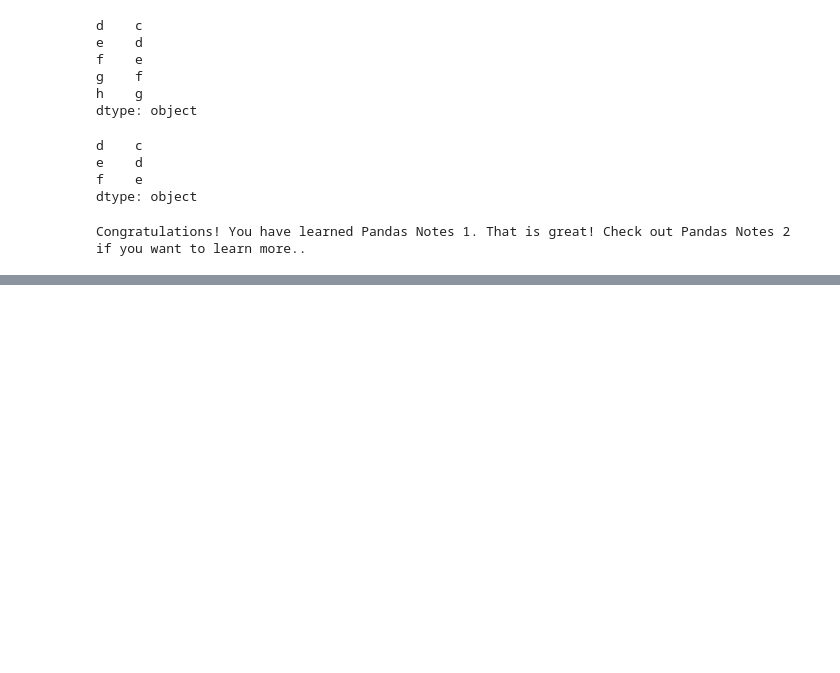
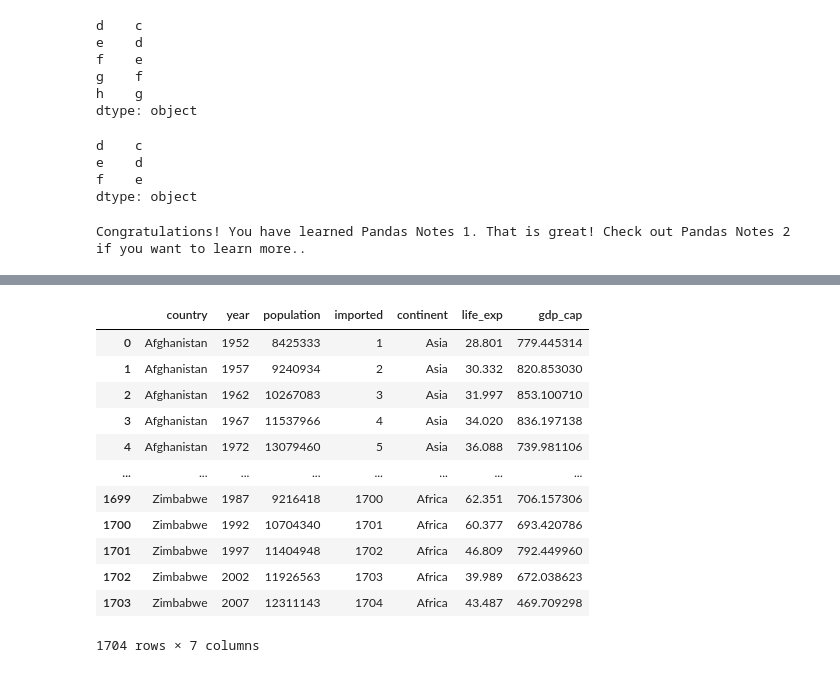
Before and after one commit to khushalkumar/pandas-notes, a Jupyter notebook: pandas notes 1.ipynb, the cells around one changed output, grey strips where cells are left out. Drawn from its saved outputs; the diff is of its cells as text; code cells hidden in the pictures; blank space fills up the shorter version.

```diff
--- a/pandas notes 1.ipynb
+++ b/pandas notes 1.ipynb
@@ -1336,0 +1356,2 @@ Congratulations! You have learned Pandas Notes 1. That is great! Check out Panda
+# %%
+df.set_index('country', inplace=True) # Set one of the columns as the index, where that columns' elements become the indexes.
@@ -1336,0 +1426,18 @@ Congratulations! You have learned Pandas Notes 1. That is great! Check out Panda
+# %%
+imported = [i for i in range(1,1705)]
+df.insert(3, "imported", imported)
+df
+# %% [output]
+|  | country | year | population | imported | continent | life_exp | gdp_cap |
+| 0 | Afghanistan | 1952 | 8425333 | 1 | Asia | 28.801 | 779.445314 |
+| 1 | Afghanistan | 1957 | 9240934 | 2 | Asia | 30.332 | 820.853030 |
+| 2 | Afghanistan | 1962 | 10267083 | 3 | Asia | 31.997 | 853.100710 |
+| 3 | Afghanistan | 1967 | 11537966 | 4 | Asia | 34.020 | 836.197138 |
+| 4 | Afghanistan | 1972 | 13079460 | 5 | Asia | 36.088 | 739.981106 |
+| ... | ... | ... | ... | ... | ... | ... | ... |
+| 1699 | Zimbabwe | 1987 | 9216418 | 1700 | Africa | 62.351 | 706.157306 |
+| 1700 | Zimbabwe | 1992 | 10704340 | 1701 | Africa | 60.377 | 693.420786 |
+| 1701 | Zimbabwe | 1997 | 11404948 | 1702 | Africa | 46.809 | 792.449960 |
+| 1702 | Zimbabwe | 2002 | 11926563 | 1703 | Africa | 39.989 | 672.038623 |
+| 1703 | Zimbabwe | 2007 | 12311143 | 1704 | Africa | 43.487 | 469.709298 |
+1704 rows × 7 columns
```
Also changed, not shown: parts of 20 cells of this notebook.
